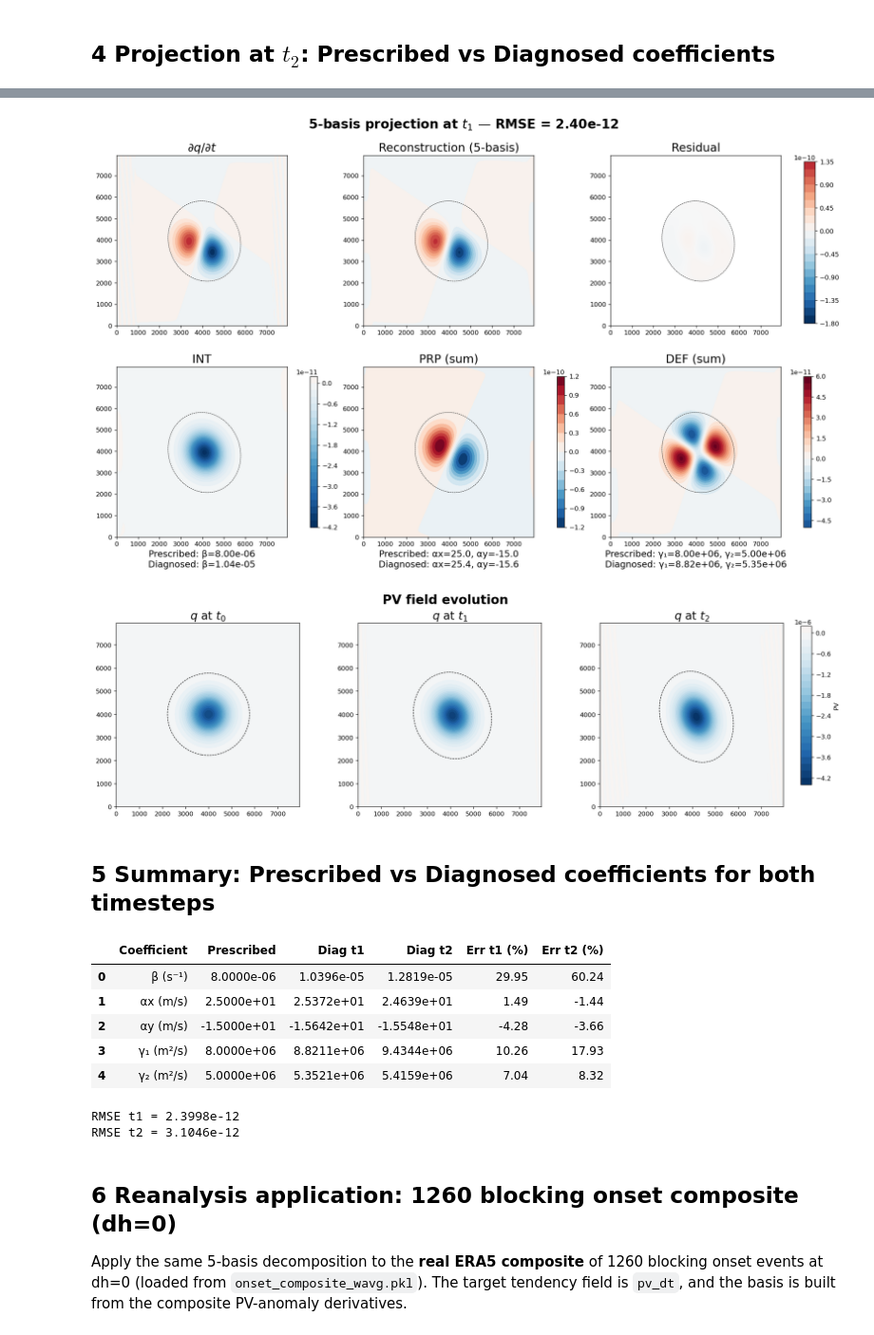
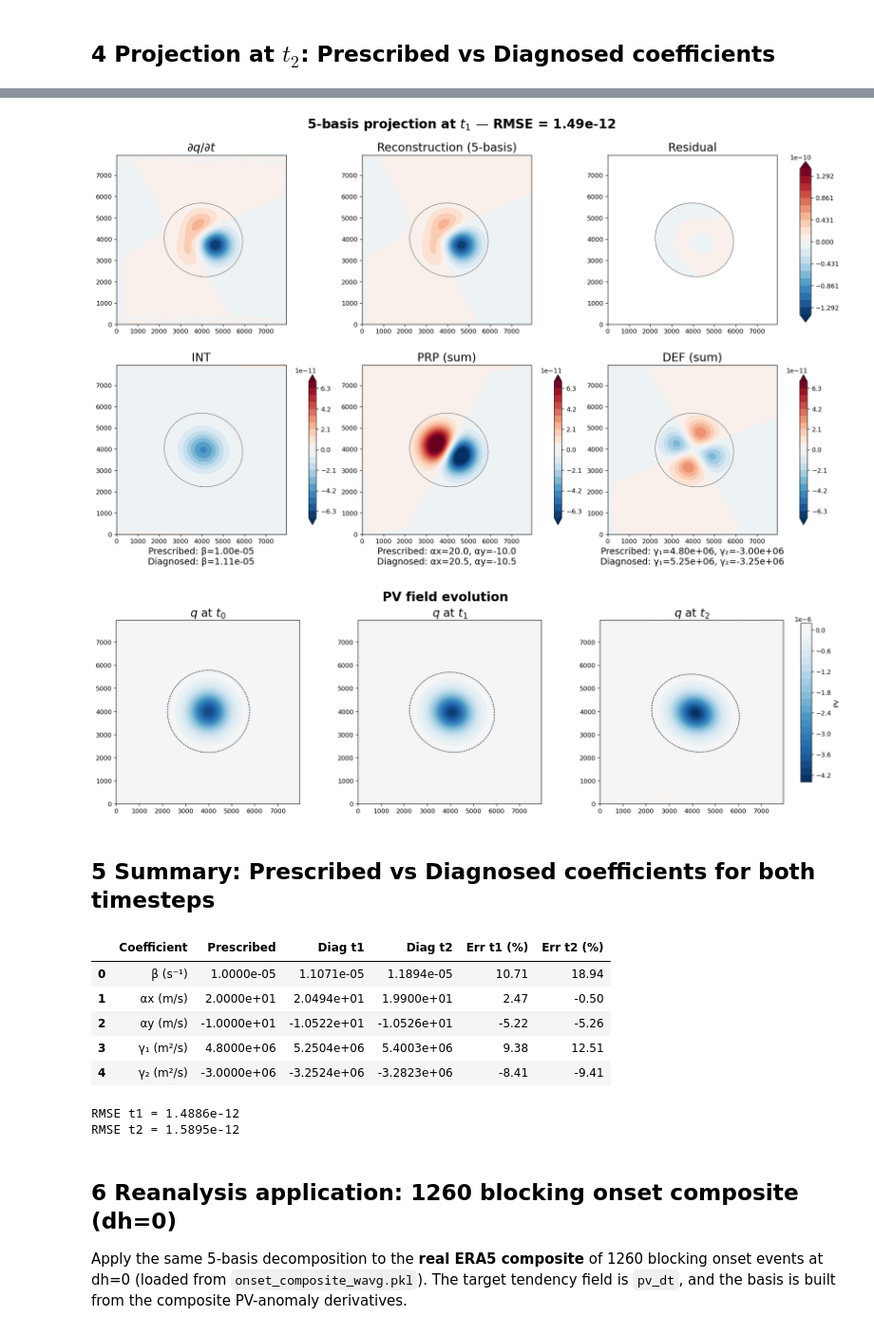
Before and after one commit to yanxingjianken/pvtend, a Jupyter notebook: examples/00_idealized_5basis.ipynb, the cells around one changed output, grey strips where cells are left out. Shown at 95% size. Saved outputs shown, nothing was run; the diff lists cells and outputs as text; code cells hidden in the pictures.

```diff
--- a/examples/00_idealized_5basis.ipynb
+++ b/examples/00_idealized_5basis.ipynb
@@ -81,8 +81,8 @@ then compute centred finite-difference $\partial q / \partial t$ at $t_1$ and $t
 # %%
-# ── Prescribed coefficients (no Laplacian) ──────────────────────
-AX, AY   = 25.0, -15.0        # m/s
-BETA     = 8e-6                # s⁻¹
-G1, G2   = 8e6, 5e6           # m²/s
+# ── Prescribed coefficients matching paper Figure 3 (no Laplacian) ─
+AX, AY   = 20.0, -10.0        # m/s
+BETA     = 1.0e-5              # s⁻¹
+G1, G2   = 4.8e6, -3.0e6       # m²/s
 
 DT_SUB  = 360.0                # sub-timestep [s]
 DT_OUT  = 3600.0               # 1 hour between snapshots
@@ -281,5 +281,11 @@ RMSE = 2.3998e-12
 # %%
 # ── 3×3 panels for t1 ─────────────────────────────────────────────
+def zero_centered_levels(field, n=21):
+    vm = np.nanmax(np.abs(field))
+    if not np.isfinite(vm) or vm == 0:
+        vm = 1e-30
+    return np.linspace(-vm, vm, n), vm
+
 vm_top = np.nanmax(np.abs(dqdt_1))
 panels = [
     (dqdt_1,        r"$\partial q/\partial t$ (centred)", vm_top),
@@ -294,8 +300,12 @@ panels = [
 
 fig, axes = plt.subplots(3, 3, figsize=(16, 13), constrained_layout=True)
 for ax, (fld, lab, vm_fixed) in zip(axes.ravel()[:len(panels)], panels):
-    vm = vm_fixed if vm_fixed is not None else (np.nanmax(np.abs(fld)) or 1e-30)
-    im = ax.contourf(x_km, y_km, fld, 21, vmin=-vm, vmax=vm, cmap="RdBu_r")
+    if vm_fixed is None:
+        levels, vm = zero_centered_levels(fld)
+    else:
+        vm = vm_fixed if np.isfinite(vm_fixed) and vm_fixed != 0 else 1e-30
+        levels = np.linspace(-vm, vm, 21)
+    im = ax.contourf(x_km, y_km, fld, levels=levels, cmap="RdBu_r", extend="both")
     ax.contour(x_km, y_km, q1, levels=[-5e-8], colors="k",
                linewidths=0.6, linestyles="--")
     ax.set_aspect("equal"); ax.set_title(lab, fontsize=10)
@@ -380,8 +390,11 @@ RMSE = 3.1046e-12
 # ── 2×3 panels for t1: pv_dt, recon, resid; int, prp, def ─────────────
 fig, axes = plt.subplots(2, 3, figsize=(16, 10), constrained_layout=True)
 
-# Shared colorbar range for top row
+# Shared zero-centered colorbar range for top row
 vm_shared = np.nanmax(np.abs(dqdt_1))
+if not np.isfinite(vm_shared) or vm_shared == 0:
+    vm_shared = 1e-30
+levels_shared = np.linspace(-vm_shared, vm_shared, 21)
 
 # Top row: dqdt_1, reconstruction, residual (shared colorbar)
 fields_top = [
@@ -389,37 +402,41 @@ fields_top = [
     (res1["recon"], r"Reconstruction (5-basis)"),
     (res1["resid"], r"Residual")
 ]
 ims_top = []
 for i, (fld, lab) in enumerate(fields_top):
     ax = axes[0, i]
-    im = ax.contourf(x_km, y_km, fld, 21, vmin=-vm_shared, vmax=vm_shared, cmap="RdBu_r")
+    im = ax.contourf(x_km, y_km, fld, levels=levels_shared, cmap="RdBu_r", extend="both")
     ax.contour(x_km, y_km, q1, levels=[-5e-8], colors="k", linewidths=0.6, linestyles="--")
     ax.set_aspect("equal"); ax.set_title(lab, fontsize=18)
     ims_top.append(im)
 
 # Shared colorbar for top row
 cbar_ax = fig.add_axes([0.96, 0.55, 0.015, 0.35])
 fig.colorbar(ims_top[0], cax=cbar_ax)
 
 # Bottom row: int, prp, def with prescribed vs diagnosed in subtitles
 fields_bot = [
     (res1["int"], r"INT", f"Prescribed: β={BETA:.2e}\nDiagnosed: β={res1['beta']:.2e}"),
     (res1["prop"], r"PRP (sum)", f"Prescribed: αx={AX:.1f}, αy={AY:.1f}\nDiagnosed: αx={res1['ax']:.1f}, αy={res1['ay']:.1f}"),
     (res1["def"], r"DEF (sum)", f"Prescribed: γ₁={G1:.2e}, γ₂={G2:.2e}\nDiagnosed: γ₁={res1['gamma1']:.2e}, γ₂={res1['gamma2']:.2e}")
 ]
 for i, (fld, lab, sub) in enumerate(fields_bot):
     ax = axes[1, i]
-    vm = np.nanmax(np.abs(fld)) or 1e-30
-    im = ax.contourf(x_km, y_km, fld, 21, vmin=-vm, vmax=vm, cmap="RdBu_r")
+    vm = np.nanmax(np.abs(fld))
+    if not np.isfinite(vm) or vm == 0:
+        vm = 1e-30
+    # levels = np.linspace(-vm, vm, 21)
+    levels = np.linspace(-7e-11, 7e-11, 21)
+    im = ax.contourf(x_km, y_km, fld, levels=levels, cmap="RdBu_r", extend="both")
     ax.contour(x_km, y_km, q1, levels=[-5e-8], colors="k", linewidths=0.6, linestyles="--")
     ax.set_aspect("equal"); ax.set_title(lab, fontsize=18)
     ax.set_xlabel(sub, fontsize=14)
     plt.colorbar(im, ax=ax, shrink=0.75)
 
 fig.suptitle(rf"5-basis projection at $t_1$ — RMSE = {res1['rmse']:.2e}", fontsize=20, fontweight="bold")
 plt.show()
 # %% [output]
-[figure, old version]
+[figure, new version]
 # %%
 # ── 3 panels: PV evolution at t0, t1, t2 ─────────────────────────────
 fig, axes = plt.subplots(1, 3, figsize=(16, 5), constrained_layout=True)
@@ -439,7 +456,7 @@ fig.colorbar(im, cax=cbar_ax, label="PV")
 fig.suptitle("PV field evolution", fontsize=20, fontweight="bold")
 plt.show()
 # %% [output]
-[figure, old version]
+[figure, new version]
 # %% [markdown]
 ## 5  Summary: Prescribed vs Diagnosed coefficients for both timesteps
 # %%
@@ -468,13 +485,13 @@ print(f"\nRMSE t1 = {res1['rmse']:.4e}")
 print(f"RMSE t2 = {res2['rmse']:.4e}")
 # %% [output]
 |  | Coefficient | Prescribed | Diag t1 | Diag t2 | Err t1 (%) | Err t2 (%) |
-| 0 | β (s⁻¹) | 8.0000e-06 | 1.0396e-05 | 1.2819e-05 | 29.95 | 60.24 |
-| 1 | αx (m/s) | 2.5000e+01 | 2.5372e+01 | 2.4639e+01 | 1.49 | -1.44 |
-| 2 | αy (m/s) | -1.5000e+01 | -1.5642e+01 | -1.5548e+01 | -4.28 | -3.66 |
-| 3 | γ₁ (m²/s) | 8.0000e+06 | 8.8211e+06 | 9.4344e+06 | 10.26 | 17.93 |
-| 4 | γ₂ (m²/s) | 5.0000e+06 | 5.3521e+06 | 5.4159e+06 | 7.04 | 8.32 |
+| 0 | β (s⁻¹) | 1.0000e-05 | 1.1071e-05 | 1.1894e-05 | 10.71 | 18.94 |
+| 1 | αx (m/s) | 2.0000e+01 | 2.0494e+01 | 1.9900e+01 | 2.47 | -0.50 |
+| 2 | αy (m/s) | -1.0000e+01 | -1.0522e+01 | -1.0526e+01 | -5.22 | -5.26 |
+| 3 | γ₁ (m²/s) | 4.8000e+06 | 5.2504e+06 | 5.4003e+06 | 9.38 | 12.51 |
+| 4 | γ₂ (m²/s) | -3.0000e+06 | -3.2524e+06 | -3.2823e+06 | -8.41 | -9.41 |
-RMSE t1 = 2.3998e-12
-RMSE t2 = 3.1046e-12
+RMSE t1 = 1.4886e-12
+RMSE t2 = 1.5895e-12
 # %% [markdown]
 ## 6  Reanalysis application: 1260 blocking onset composite (dh=0)
 
```
Also changed, not shown: parts of 11 cells of this notebook, 21 other files.
